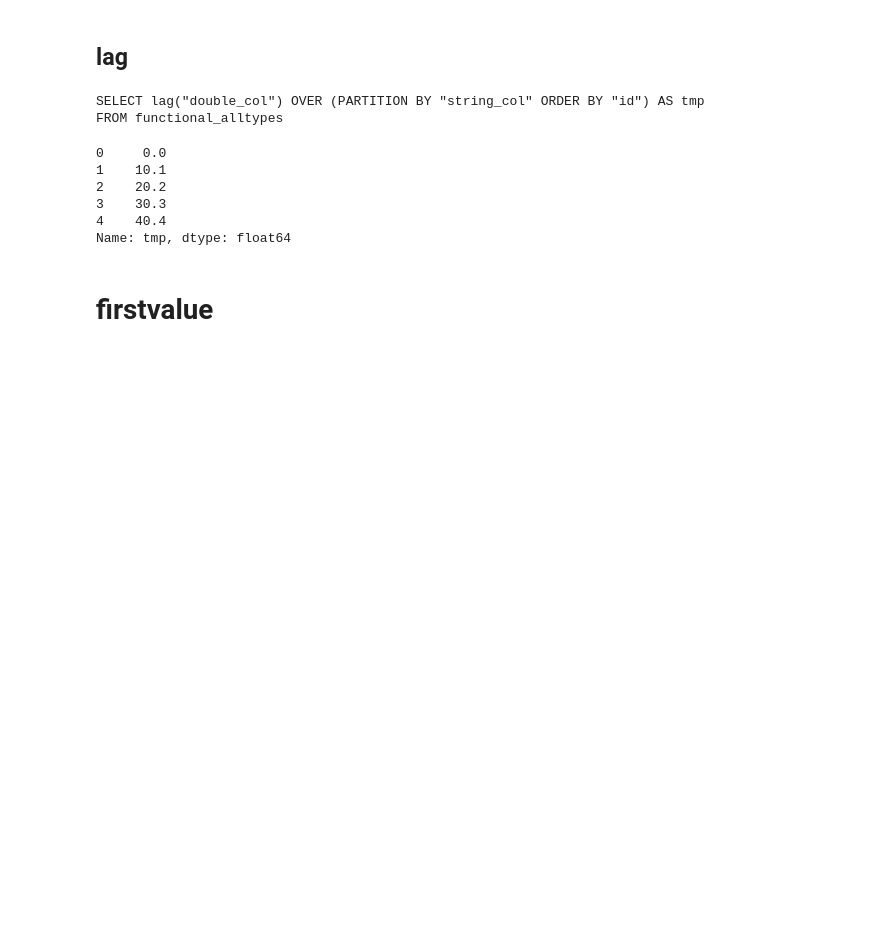
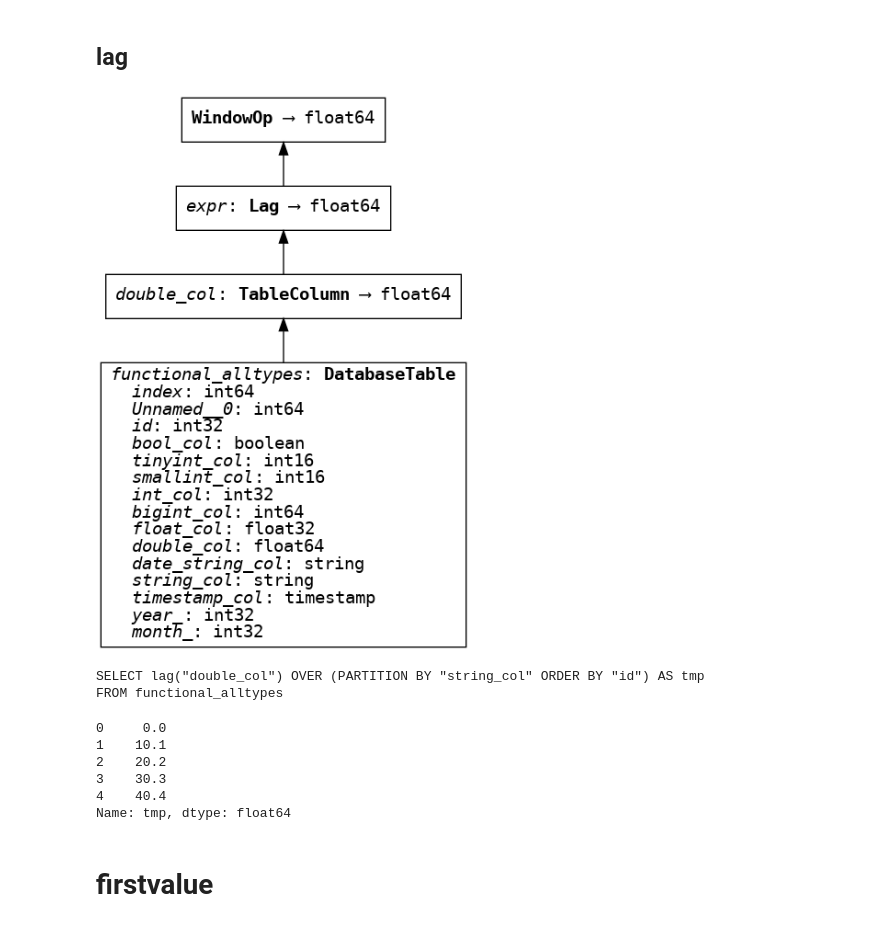
Before and after one commit to xmnlab/ivan-sandbox, a Jupyter notebook: ibis/IbisWindowOps.ipynb, the cells around one changed output. Drawn from its saved outputs; the diff is of its cells as text; code cells hidden in the pictures; blank space fills up the shorter version.

```diff
--- a/ibis/IbisWindowOps.ipynb
+++ b/ibis/IbisWindowOps.ipynb
@@ -47,9 +47,11 @@ win = ibis.window(
 ## lag
 # %%
 expr = t.double_col.lag().over(win)
+display(expr)
 print(expr.compile())
 expr.execute().head(5)
 # %% [output]
+[figure, added]
 SELECT lag("double_col") OVER (PARTITION BY "string_col" ORDER BY "id") AS tmp
 FROM functional_alltypes
 0     0.0
```
Also changed, not shown: parts of 7 cells of this notebook.
